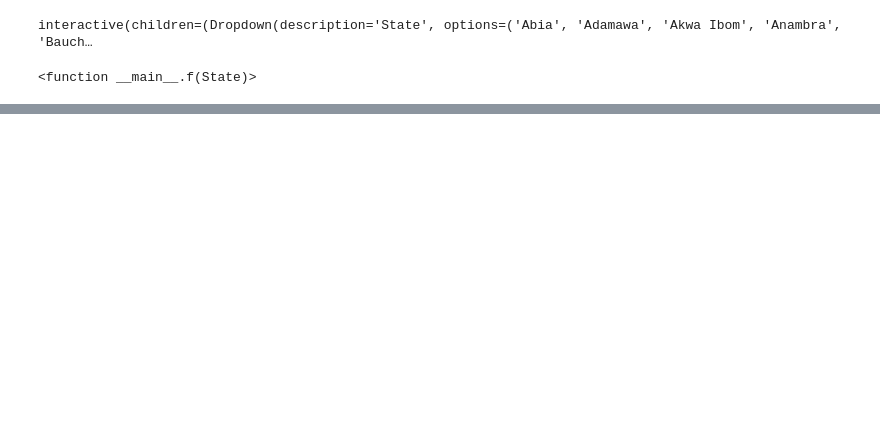
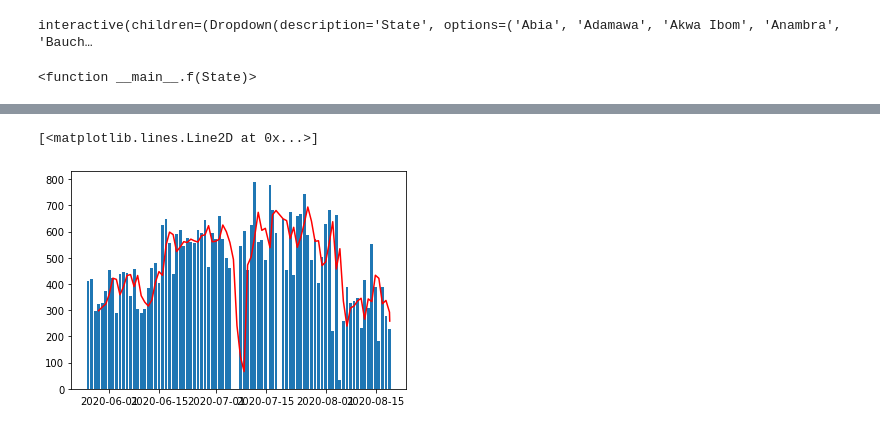
Before and after one commit to bkotryna/schmidt_team4, a Jupyter notebook: nigeria_covid_19_barplots .ipynb, the cells around one changed output, grey strips where cells are left out. Saved outputs shown, nothing was run; the diff lists cells and outputs as text; code cells hidden in the pictures; blank space fills up the shorter version.

Commit message:
updated jupyter notebook with case predictions

```diff
--- a/nigeria_covid_19_barplots .ipynb
+++ b/nigeria_covid_19_barplots .ipynb
@@ -100,0 +661,4 @@ interactive(children=(Dropdown(description='State', options=('Abia', 'Adamawa',
+# %%
+#merge to_plot and df
+result = pd.concat([to_plot, df], axis=1)
+result
@@ -100,0 +679,6 @@ interactive(children=(Dropdown(description='State', options=('Abia', 'Adamawa',
+# %%
+result.insert(0, 'timestamp' ,result.index.tolist())
+# %%
+result = result.sort_values(by = 'timestamp')
+# %%
+result.set_index('timestamp')
@@ -100,0 +716,6 @@ interactive(children=(Dropdown(description='State', options=('Abia', 'Adamawa',
+# %%
+plt.bar(result.timestamp, result['New_cases'])
+plt.plot(result.timestamp, result['Outcome_next_day_direction'], color ='red')
+# %% [output]
+[<matplotlib.lines.Line2D at 0x...>]
+[figure, added]
```
Also changed, not shown: parts of 92 cells of this notebook.
